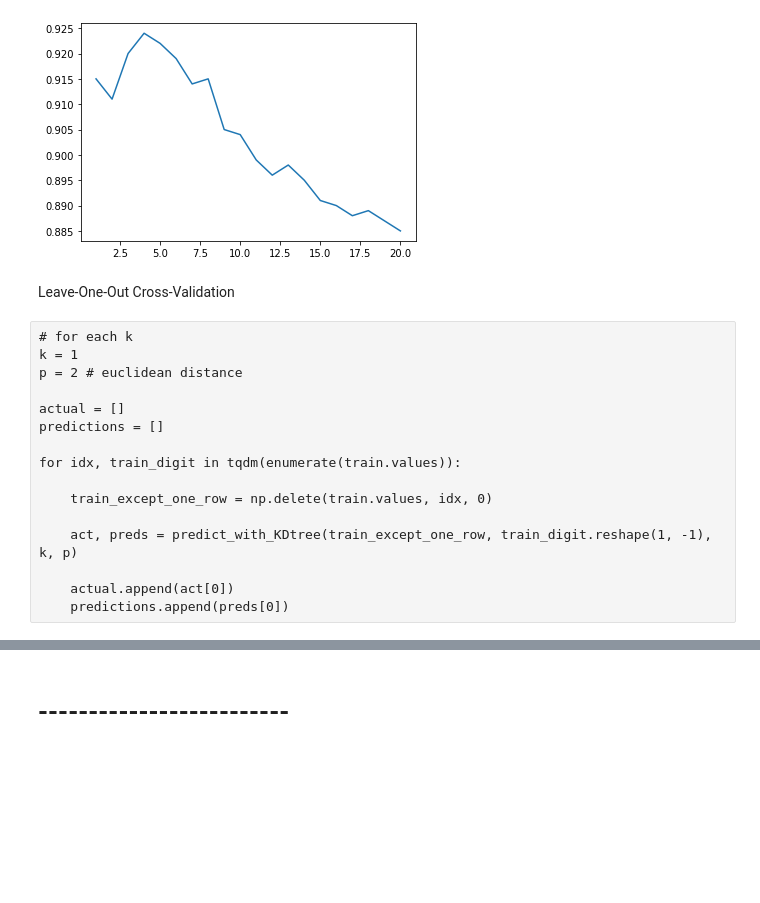
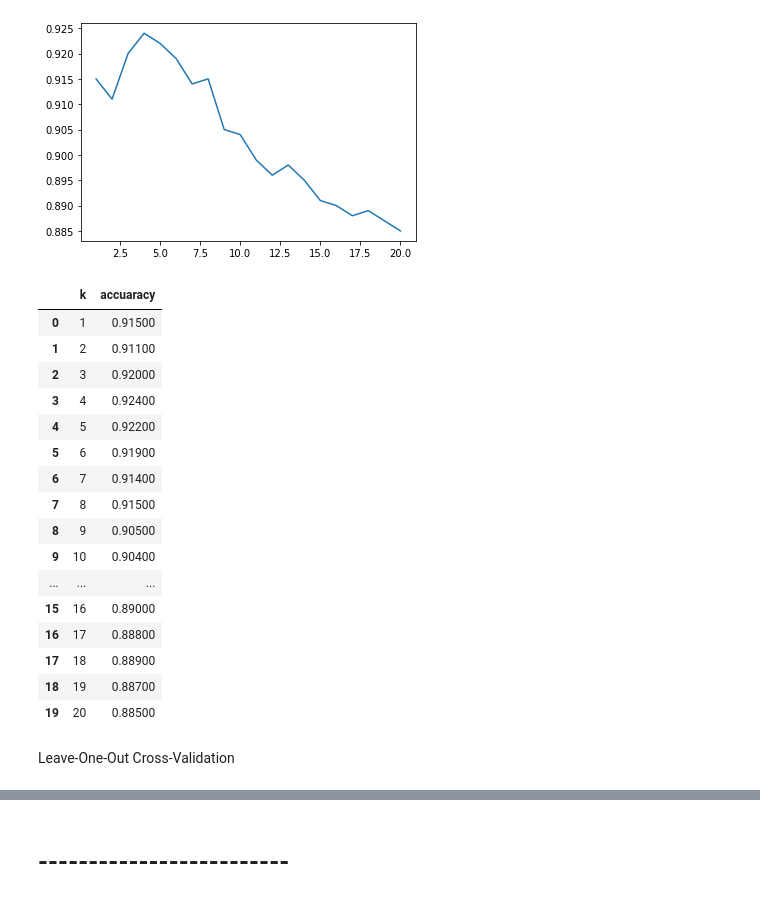
Before and after one commit to 792x/kNN, a Jupyter notebook: SLT1.ipynb, the cells around one changed output, grey strips where cells are left out. Saved outputs shown, nothing was run; the diff lists cells and outputs as text; code cells hidden in the pictures; blank space fills up the shorter version.

```diff
--- a/SLT1.ipynb
+++ b/SLT1.ipynb
@@ -107,24 +109,29 @@ print(f"The best accuracy ({max(accs)}) on the TEST set is achieved with k = {ks
 # %% [output]
 The best accuracy (0.924) on the TEST set is achieved with k = 4
 [figure]
+# %%
+# on the test set
+pd.DataFrame(data={"k": ks, "accuaracy": accs})
+# %% [output]
+|  | k | accuaracy |
+| 0 | 1 | 0.91500 |
+| 1 | 2 | 0.91100 |
+| 2 | 3 | 0.92000 |
+| 3 | 4 | 0.92400 |
+| 4 | 5 | 0.92200 |
+| 5 | 6 | 0.91900 |
+| 6 | 7 | 0.91400 |
+| 7 | 8 | 0.91500 |
+| 8 | 9 | 0.90500 |
+| 9 | 10 | 0.90400 |
+| ... | ... | ... |
+| 15 | 16 | 0.89000 |
+| 16 | 17 | 0.88800 |
+| 17 | 18 | 0.88900 |
+| 18 | 19 | 0.88700 |
+| 19 | 20 | 0.88500 |
 # %% [markdown]
 Leave-One-Out Cross-Validation
-# %% [raw]
-# for each k
-k = 1
-p = 2 # euclidean distance
-
-actual = []
-predictions = []
-
-for idx, train_digit in tqdm(enumerate(train.values)):
-
-    train_except_one_row = np.delete(train.values, idx, 0)
-
-    act, preds = predict_with_KDtree(train_except_one_row, train_digit.reshape(1, -1), k, p)
-
-    actual.append(act[0])
-    predictions.append(preds[0])
 # %%
 p = 2 # euclidean distance
 tree = KDTree(train.values[:,1:], metric=DistanceMetric.get_metric("minkowski", p=p))
```
Also changed, not shown: parts of 4 cells of this notebook.
